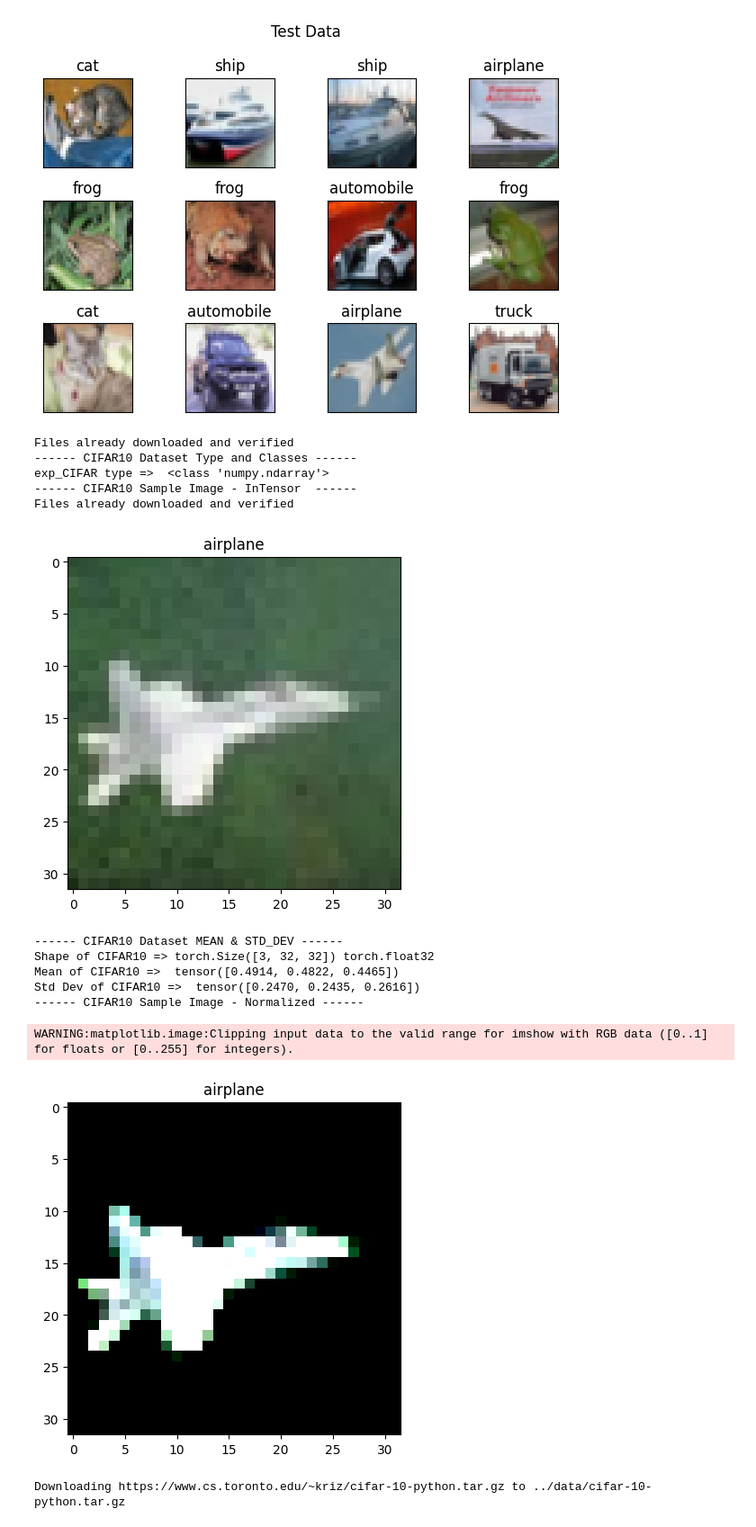
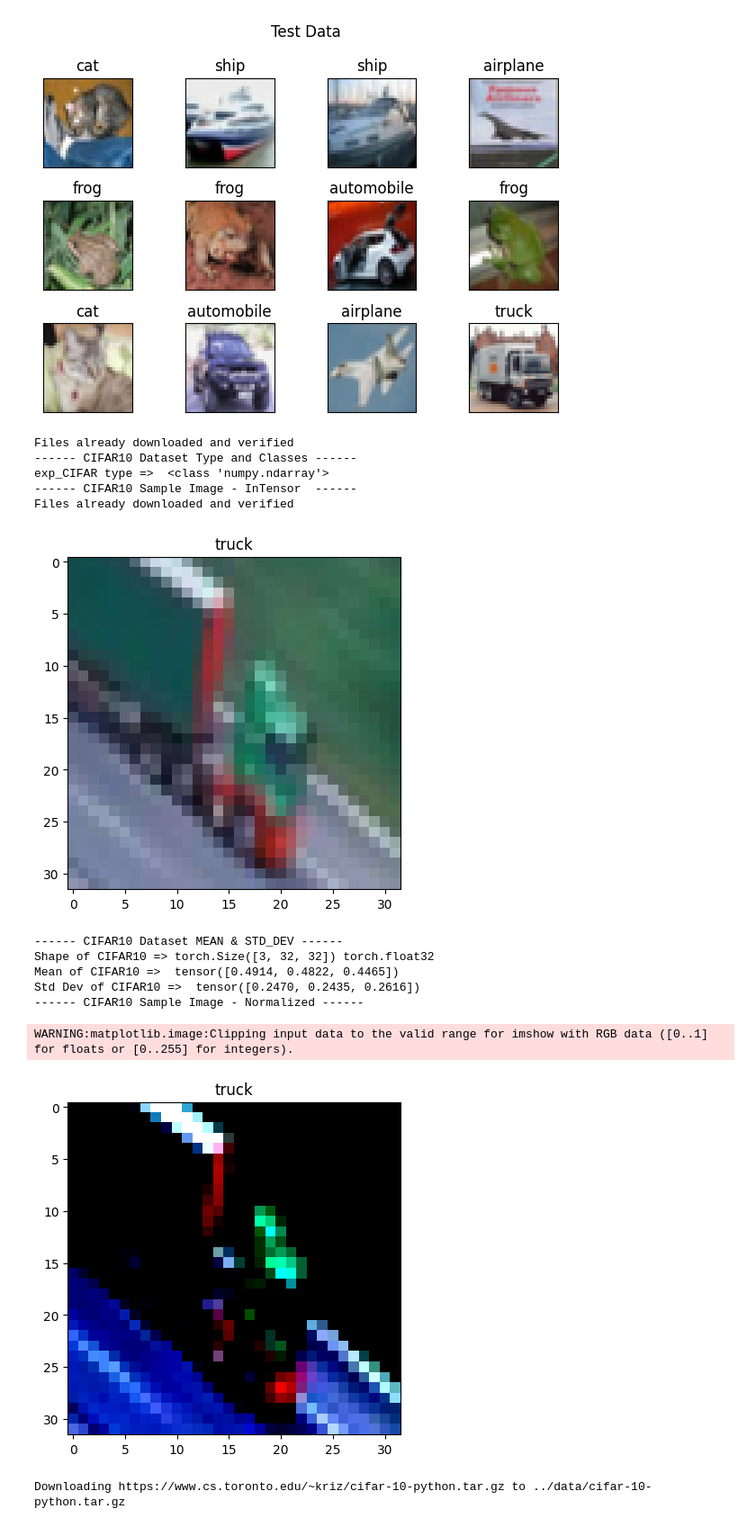
Before and after one commit to Azreal18/School_of_AI_ERA-main, a Jupyter notebook: session10/session10.ipynb, the cells around one changed output. Shown at 90% size. Saved outputs shown, nothing was run; the diff lists cells and outputs as text; code cells hidden in the pictures.

```diff
--- a/session10/session10.ipynb
+++ b/session10/session10.ipynb
@@ -37,7 +313,7 @@ CIFAR classes : ['airplane', 'automobile', 'bird', 'cat', 'deer', 'dog', 'frog',
 [figure]
 # %%
 # Index of the sample image
-idx = 77
+idx = 50
 
 # Download the dataset
 exp_CIFAR = datasets.CIFAR10('./data', train=True, download=True)
@@ -48,41 +324,41 @@ print('exp_CIFAR type => ',type(exp_CIFAR.data))
 print('------ CIFAR10 Sample Image - InTensor  ------')
 tns_CIFAR = datasets.CIFAR10('./data', train=True, download=True, transform=transforms.ToTensor())
 img_t,label = tns_CIFAR[idx]
 plt.imshow(img_t.permute(1,2,0))    # we have to use permute to change the order of the axes from C × H × W to H × W × C to match what Matplotlib expects.
 plt.title(exp_CIFAR.classes[label])
 plt.show()
 
 print('------ CIFAR10 Dataset MEAN & STD_DEV ------')
 imgs = torch.stack([img_t for img_t ,_ in tns_CIFAR],dim=3)
 imgs.shape
 print('Shape of CIFAR10 =>', img_t.shape, img_t.dtype)
 print('Mean of CIFAR10 => ',imgs.view(3,-1).mean(dim=1))
 print('Std Dev of CIFAR10 => ',imgs.view(3, -1).std(dim=1))
 
 print('------ CIFAR10 Sample Image - Normalized ------')
 trs_CIFAR = datasets.CIFAR10('./data', train=True, download=False, transform=transforms.Compose([
     transforms.ToTensor(),
     transforms.Normalize((0.4915, 0.4823, 0.4468),
                          (0.2470, 0.2435, 0.2616))
 ]))
 img_t,label = trs_CIFAR[idx]
 plt.imshow(img_t.permute(1,2,0))    # we have to use permute to change the order of the axes from C × H × W to H × W × C to match what Matplotlib expects.
 plt.title(exp_CIFAR.classes[label])
 plt.show()
 # %% [output]
 Files already downloaded and verified
 ------ CIFAR10 Dataset Type and Classes ------
 exp_CIFAR type =>  <class 'numpy.ndarray'>
 ------ CIFAR10 Sample Image - InTensor  ------
 Files already downloaded and verified
-[figure, old version]
+[figure, new version]
 ------ CIFAR10 Dataset MEAN & STD_DEV ------
 Shape of CIFAR10 => torch.Size([3, 32, 32]) torch.float32
 Mean of CIFAR10 =>  tensor([0.4914, 0.4822, 0.4465])
 Std Dev of CIFAR10 =>  tensor([0.2470, 0.2435, 0.2616])
 ------ CIFAR10 Sample Image - Normalized ------
 WARNING:matplotlib.image:Clipping input data to the valid range for imshow with RGB data ([0..1] for floats or [0..255] for integers).
-[figure, old version]
+[figure, new version]
 # %%
 import albumentations as A
 from albumentations.pytorch import ToTensorV2
```
Also changed, not shown: parts of 19 cells of this notebook.
